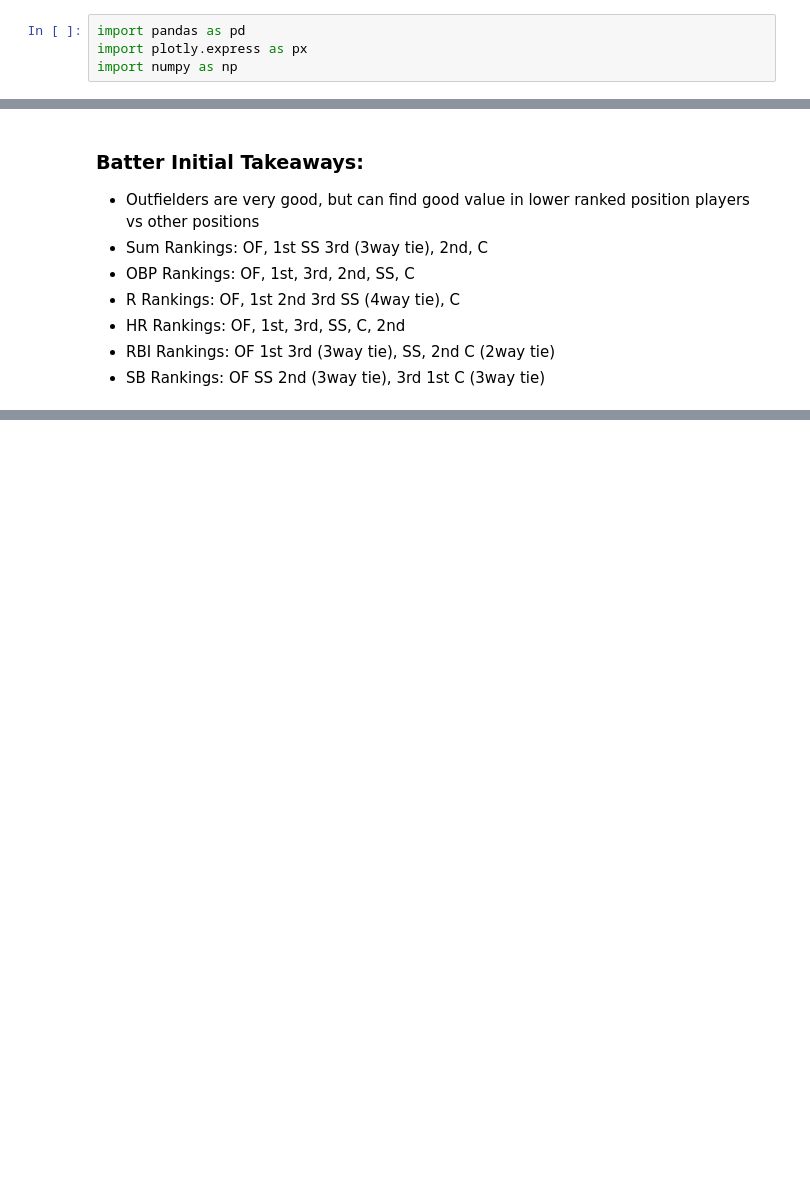
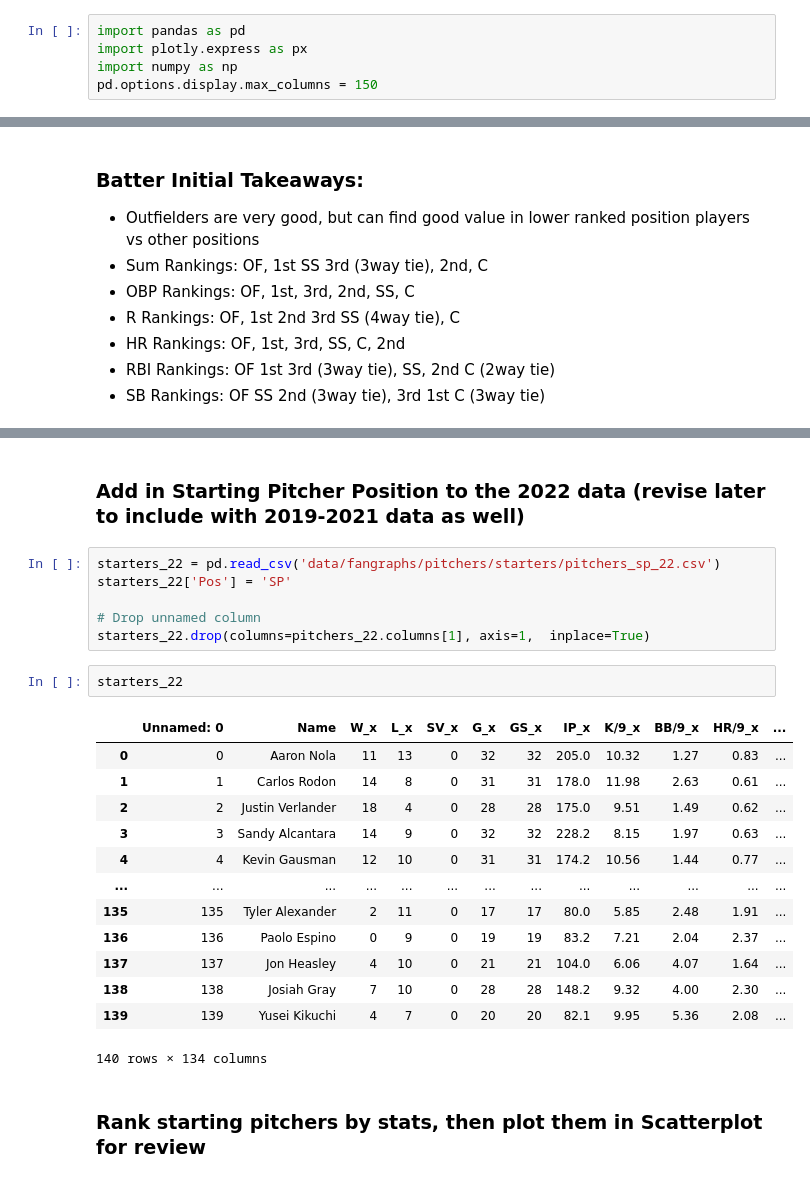
Before and after one commit to mattgilgo/Fantasy_Baseball, a Jupyter notebook: eda.ipynb, the cells around one changed output, grey strips where cells are left out. Cells and saved outputs as stored; diff of their text form; blank space fills up the shorter version.

Commit message:
added sp and rp data, plotted a few key y values for pitchers

```diff
--- a/eda.ipynb
+++ b/eda.ipynb
@@ -2,6 +2,7 @@
 import pandas as pd
 import plotly.express as px
 import numpy as np
+pd.options.display.max_columns = 150
 # %% [markdown]
 ## Merge Fangraphs data together and save them as separate "batters" and "pitchers" csv files
 # %%
@@ -158,0 +249,26 @@ plot_pos_rank(batters_22_sb, stat='SB_x', title='SB Rank by Position', plot_file
+# %% [markdown]
+### Add in Starting Pitcher Position to the 2022 data (revise later to include with 2019-2021 data as well)
+# %%
+starters_22 = pd.read_csv('data/fangraphs/pitchers/starters/pitchers_sp_22.csv')
+starters_22['Pos'] = 'SP'
+
+# Drop unnamed column
+starters_22.drop(columns=pitchers_22.columns[1], axis=1,  inplace=True)
+# %%
+starters_22
+# %% [output]
+|  | Unnamed: 0 | Name | W_x | L_x | SV_x | G_x | GS_x | IP_x | K/9_x | BB/9_x | HR/9_x | ... |
+| 0 | 0 | Aaron Nola | 11 | 13 | 0 | 32 | 32 | 205.0 | 10.32 | 1.27 | 0.83 | ... |
+| 1 | 1 | Carlos Rodon | 14 | 8 | 0 | 31 | 31 | 178.0 | 11.98 | 2.63 | 0.61 | ... |
+| 2 | 2 | Justin Verlander | 18 | 4 | 0 | 28 | 28 | 175.0 | 9.51 | 1.49 | 0.62 | ... |
+| 3 | 3 | Sandy Alcantara | 14 | 9 | 0 | 32 | 32 | 228.2 | 8.15 | 1.97 | 0.63 | ... |
+| 4 | 4 | Kevin Gausman | 12 | 10 | 0 | 31 | 31 | 174.2 | 10.56 | 1.44 | 0.77 | ... |
+| ... | ... | ... | ... | ... | ... | ... | ... | ... | ... | ... | ... | ... |
+| 135 | 135 | Tyler Alexander | 2 | 11 | 0 | 17 | 17 | 80.0 | 5.85 | 2.48 | 1.91 | ... |
+| 136 | 136 | Paolo Espino | 0 | 9 | 0 | 19 | 19 | 83.2 | 7.21 | 2.04 | 2.37 | ... |
+| 137 | 137 | Jon Heasley | 4 | 10 | 0 | 21 | 21 | 104.0 | 6.06 | 4.07 | 1.64 | ... |
+| 138 | 138 | Josiah Gray | 7 | 10 | 0 | 28 | 28 | 148.2 | 9.32 | 4.00 | 2.30 | ... |
+| 139 | 139 | Yusei Kikuchi | 4 | 7 | 0 | 20 | 20 | 82.1 | 9.95 | 5.36 | 2.08 | ... |
+140 rows × 134 columns
+# %% [markdown]
+### Rank starting pitchers by stats, then plot them in Scatterplot for review
```
Also changed, not shown: parts of 13 cells of this notebook.
